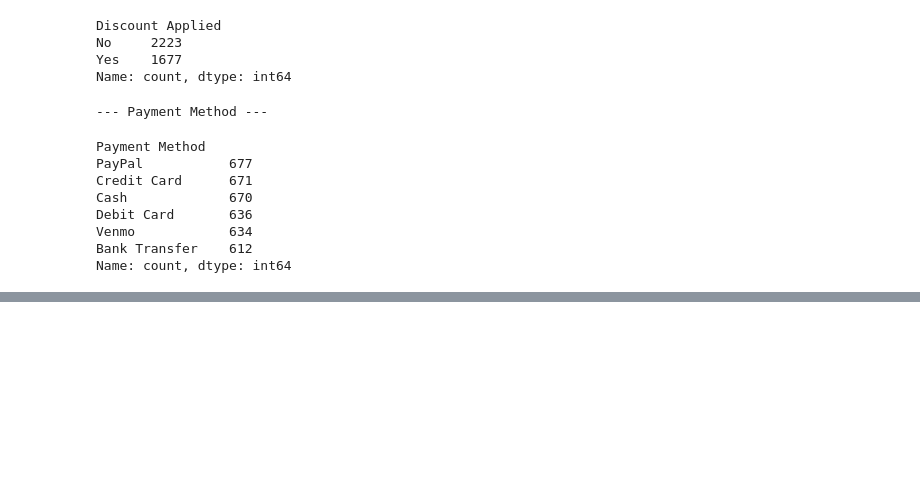
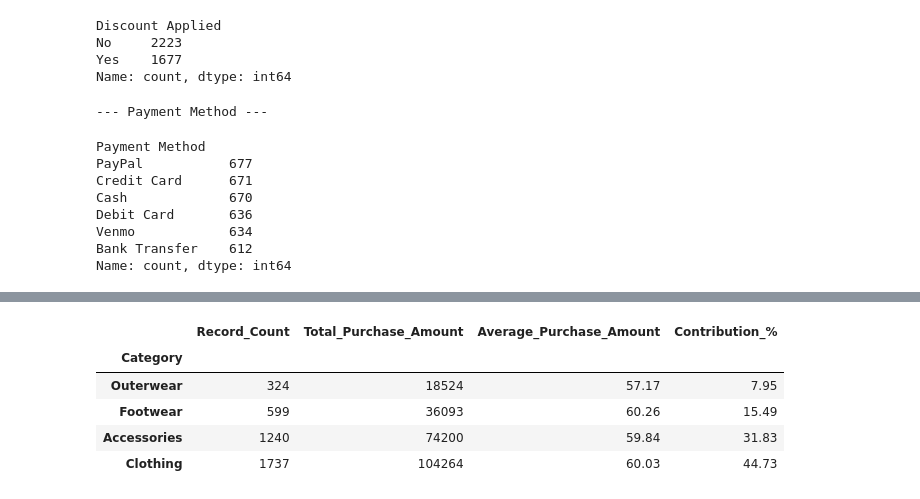
Before and after one commit to Aryan04hub/retail-customer-behavior-analysis, a Jupyter notebook: notebooks/01_data_understanding.ipynb, the cells around one changed output, grey strips where cells are left out. Cells and saved outputs as stored; diff of their text form; code cells hidden in the pictures; blank space fills up the shorter version.

```diff
--- a/notebooks/01_data_understanding.ipynb
+++ b/notebooks/01_data_understanding.ipynb
@@ -182,0 +222,14 @@ Name: count, dtype: int64
+# %%
+category_analysis["Contribution_%"] = (
+    category_analysis["Total_Purchase_Amount"]
+    / category_analysis["Total_Purchase_Amount"].sum()
+) * 100
+
+display(category_analysis.round(2))
+# %% [output]
+|  | Record_Count | Total_Purchase_Amount | Average_Purchase_Amount | Contribution_% |
+| Category |  |  |  |  |
+| Outerwear | 324 | 18524 | 57.17 | 7.95 |
+| Footwear | 599 | 36093 | 60.26 | 15.49 |
+| Accessories | 1240 | 74200 | 59.84 | 31.83 |
+| Clothing | 1737 | 104264 | 60.03 | 44.73 |
```
Also changed, not shown: parts of 2 cells of this notebook.
